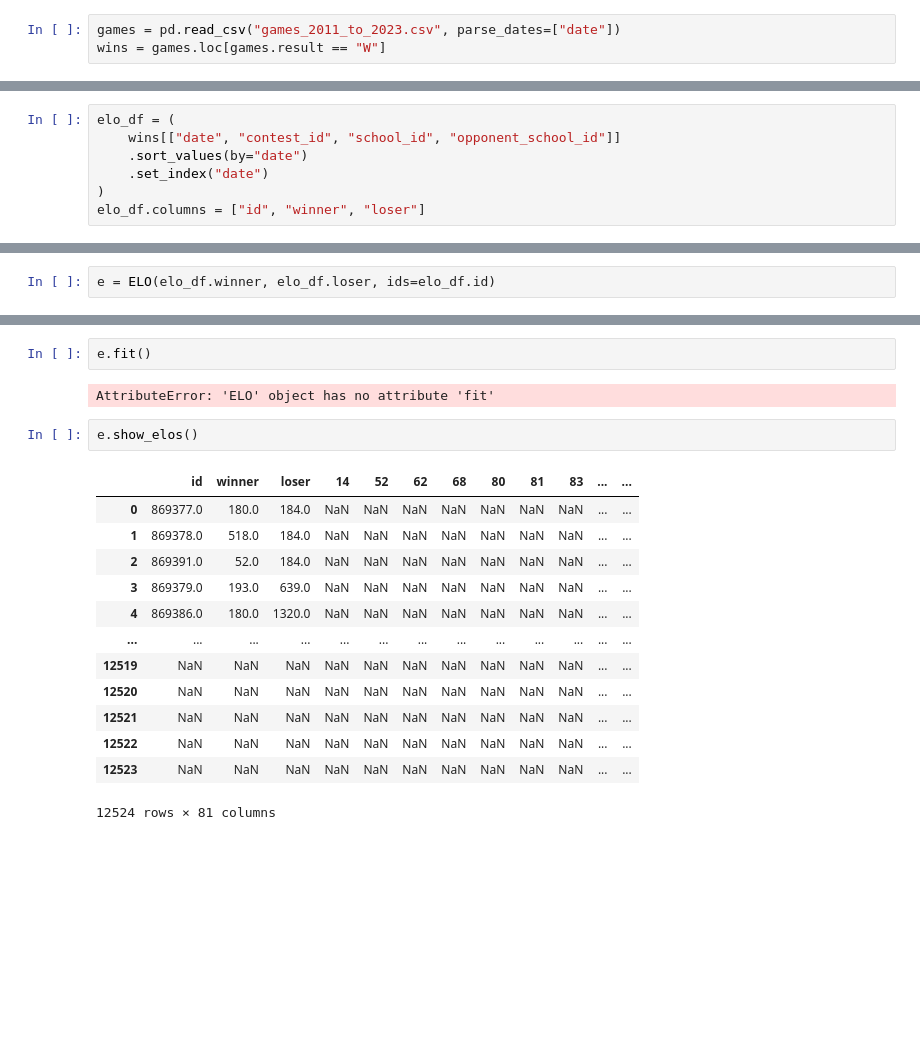
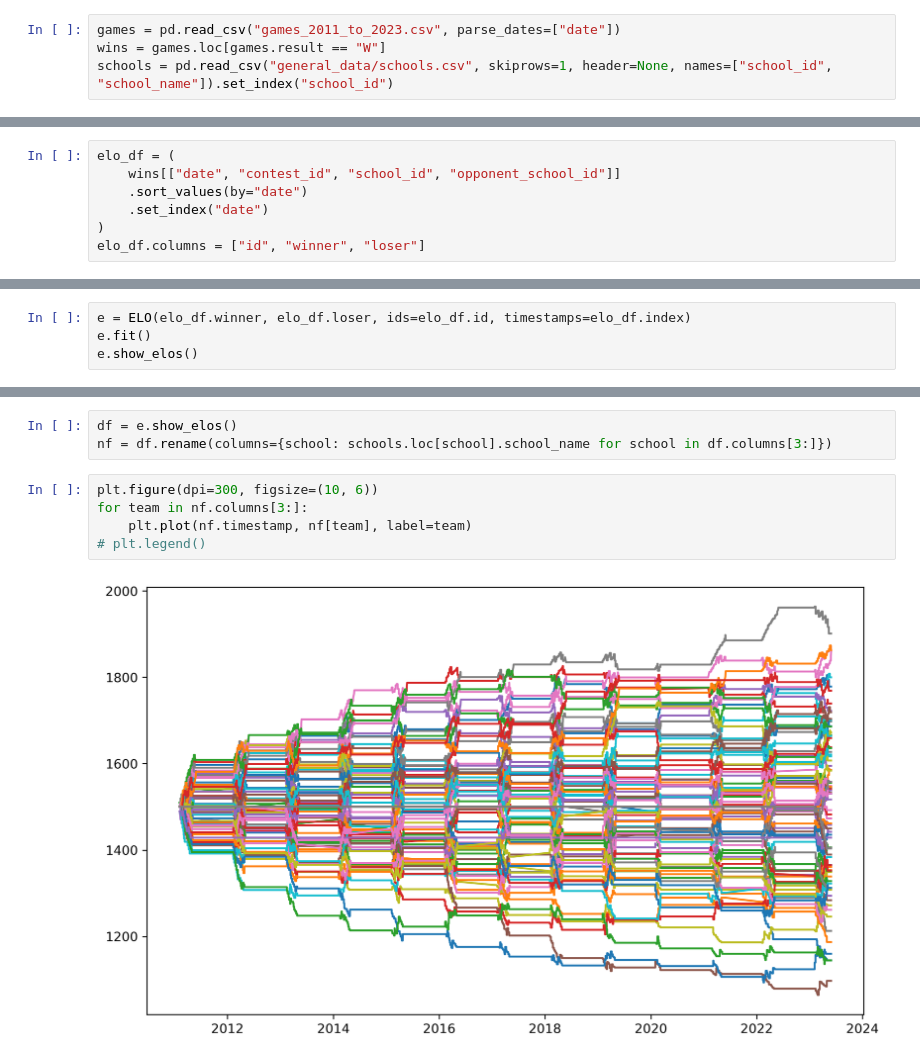
Before and after one commit to evanglas/lacrosse-analysis, a Jupyter notebook: elo_predictor.ipynb, the cells around one changed output, grey strips where cells are left out. Cells and saved outputs as stored; diff of their text form; blank space fills up the shorter version.

```diff
--- a/elo_predictor.ipynb
+++ b/elo_predictor.ipynb
@@ -4,6 +6,7 @@ import numpy as np
 # %%
 games = pd.read_csv("games_2011_to_2023.csv", parse_dates=["date"])
 wins = games.loc[games.result == "W"]
+schools = pd.read_csv("general_data/schools.csv", skiprows=1, header=None, names=["school_id", "school_name"]).set_index("school_id")
 # %%
 class ELO:
     def __init__(
@@ -134,3 +125,5 @@ elo_df
 # %%
-e = ELO(elo_df.winner, elo_df.loser, ids=elo_df.id)
+e = ELO(elo_df.winner, elo_df.loser, ids=elo_df.id, timestamps=elo_df.index)
+e.fit()
+e.show_elos()
 # %% [output]
@@ -138,20 +144,10 @@ ValueError: The truth value of a Series is ambiguous. Use a.empty, a.bool(), a.i
-# %%
-e.fit()
-# %% [output]
-AttributeError: 'ELO' object has no attribute 'fit'
-# %%
-e.show_elos()
-# %% [output]
-|  | id | winner | loser | 14 | 52 | 62 | 68 | 80 | 81 | 83 | ... | ... |
-| 0 | 869377.0 | 180.0 | 184.0 | NaN | NaN | NaN | NaN | NaN | NaN | NaN | ... | ... |
-| 1 | 869378.0 | 518.0 | 184.0 | NaN | NaN | NaN | NaN | NaN | NaN | NaN | ... | ... |
-| 2 | 869391.0 | 52.0 | 184.0 | NaN | NaN | NaN | NaN | NaN | NaN | NaN | ... | ... |
-| 3 | 869379.0 | 193.0 | 639.0 | NaN | NaN | NaN | NaN | NaN | NaN | NaN | ... | ... |
-| 4 | 869386.0 | 180.0 | 1320.0 | NaN | NaN | NaN | NaN | NaN | NaN | NaN | ... | ... |
-| ... | ... | ... | ... | ... | ... | ... | ... | ... | ... | ... | ... | ... |
-| 12519 | NaN | NaN | NaN | NaN | NaN | NaN | NaN | NaN | NaN | NaN | ... | ... |
-| 12520 | NaN | NaN | NaN | NaN | NaN | NaN | NaN | NaN | NaN | NaN | ... | ... |
-| 12521 | NaN | NaN | NaN | NaN | NaN | NaN | NaN | NaN | NaN | NaN | ... | ... |
-| 12522 | NaN | NaN | NaN | NaN | NaN | NaN | NaN | NaN | NaN | NaN | ... | ... |
-| 12523 | NaN | NaN | NaN | NaN | NaN | NaN | NaN | NaN | NaN | NaN | ... | ... |
-12524 rows × 81 columns
+# %%
+df = e.show_elos()
+nf = df.rename(columns={school: schools.loc[school].school_name for school in df.columns[3:]})
+# %%
+plt.figure(dpi=300, figsize=(10, 6))
+for team in nf.columns[3:]:
+    plt.plot(nf.timestamp, nf[team], label=team)
+# plt.legend()
+# %% [output]
+[figure, added]
```
Also changed, not shown: parts of 6 cells of this notebook.
